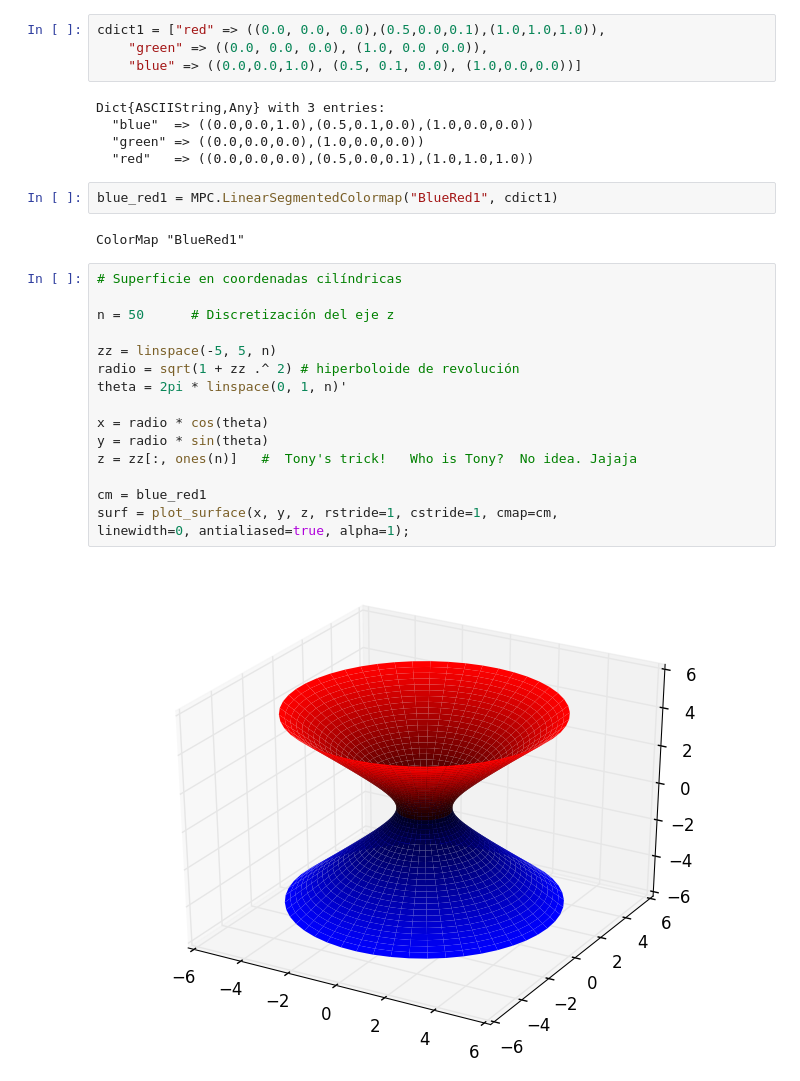
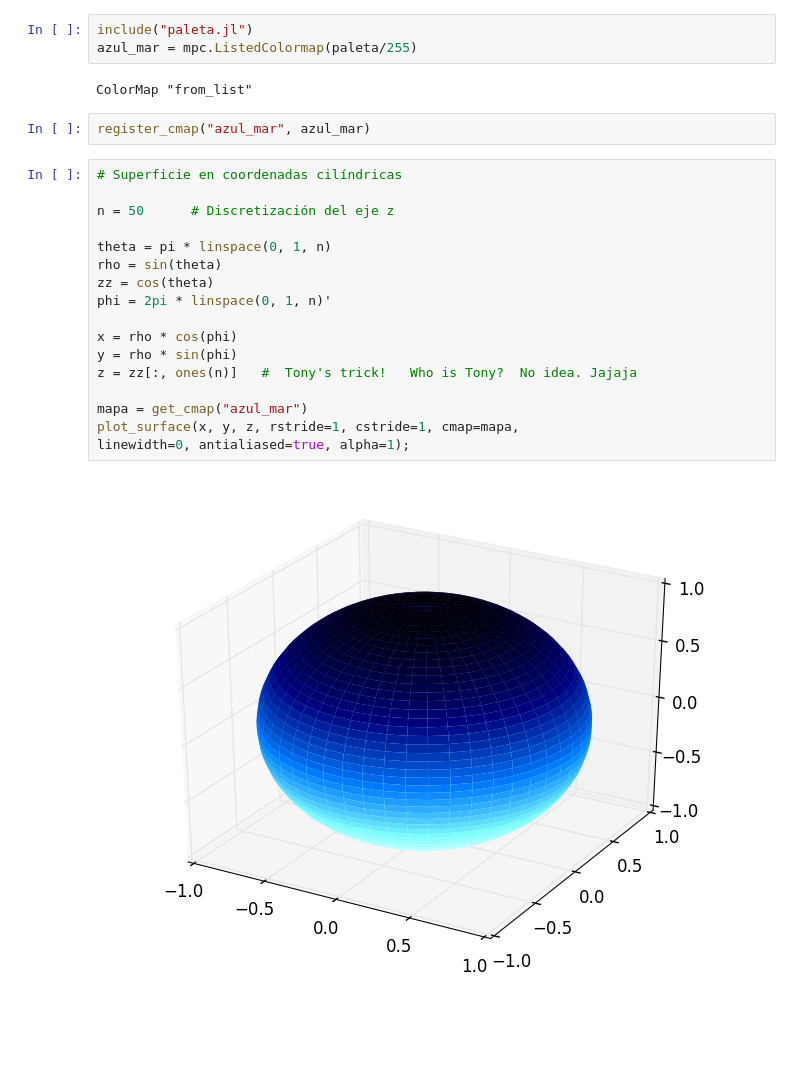
Before and after one commit to TigrisAltaica/fisica_computacional, a Jupyter notebook: notas/Mapa de colores para plot_surface.ipynb, the cells around one changed output. Drawn from its saved outputs; the diff is of its cells as text; blank space fills up the shorter version.

```diff
--- a/notas/Mapa de colores para plot_surface.ipynb
+++ b/notas/Mapa de colores para plot_surface.ipynb
@@ -11,33 +17,28 @@ using PyPlot
 # %% [output]
 INFO: Loading help data...
-# %%
-cdict1 = ["red" => ((0.0, 0.0, 0.0),(0.5,0.0,0.1),(1.0,1.0,1.0)),
-    "green" => ((0.0, 0.0, 0.0), (1.0, 0.0 ,0.0)),
-    "blue" => ((0.0,0.0,1.0), (0.5, 0.1, 0.0), (1.0,0.0,0.0))]
-# %% [output]
-Dict{ASCIIString,Any} with 3 entries:
-  "blue"  => ((0.0,0.0,1.0),(0.5,0.1,0.0),(1.0,0.0,0.0))
-  "green" => ((0.0,0.0,0.0),(1.0,0.0,0.0))
-  "red"   => ((0.0,0.0,0.0),(0.5,0.0,0.1),(1.0,1.0,1.0))
-# %%
-blue_red1 = MPC.LinearSegmentedColormap("BlueRed1", cdict1)
-# %% [output]
-ColorMap "BlueRed1"
+# %%
+include("paleta.jl")
+azul_mar = mpc.ListedColormap(paleta/255)
+# %% [output]
+ColorMap "from_list"
+# %%
+register_cmap("azul_mar", azul_mar)
 # %%
 # Superficie en coordenadas cilíndricas
 
 n = 50      # Discretización del eje z
 
-zz = linspace(-5, 5, n)
-radio = sqrt(1 + zz .^ 2) # hiperboloide de revolución
-theta = 2pi * linspace(0, 1, n)'
+theta = pi * linspace(0, 1, n)
+rho = sin(theta)
+zz = cos(theta)
+phi = 2pi * linspace(0, 1, n)'
 
-x = radio * cos(theta)
-y = radio * sin(theta)
+x = rho * cos(phi)
+y = rho * sin(phi)
 z = zz[:, ones(n)]   #  Tony's trick!   Who is Tony?  No idea. Jajaja
 
-cm = blue_red1
-surf = plot_surface(x, y, z, rstride=1, cstride=1, cmap=cm,
+mapa = get_cmap("azul_mar")
+plot_surface(x, y, z, rstride=1, cstride=1, cmap=mapa,
 linewidth=0, antialiased=true, alpha=1);
 # %% [output]
-[figure, old version]
+[figure, new version]
```
Also changed, not shown: parts of 8 cells of this notebook.
